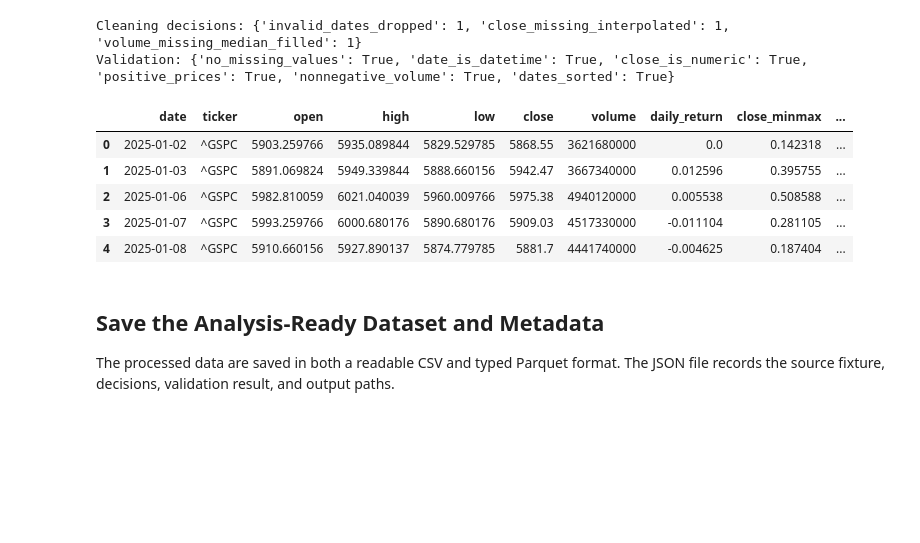
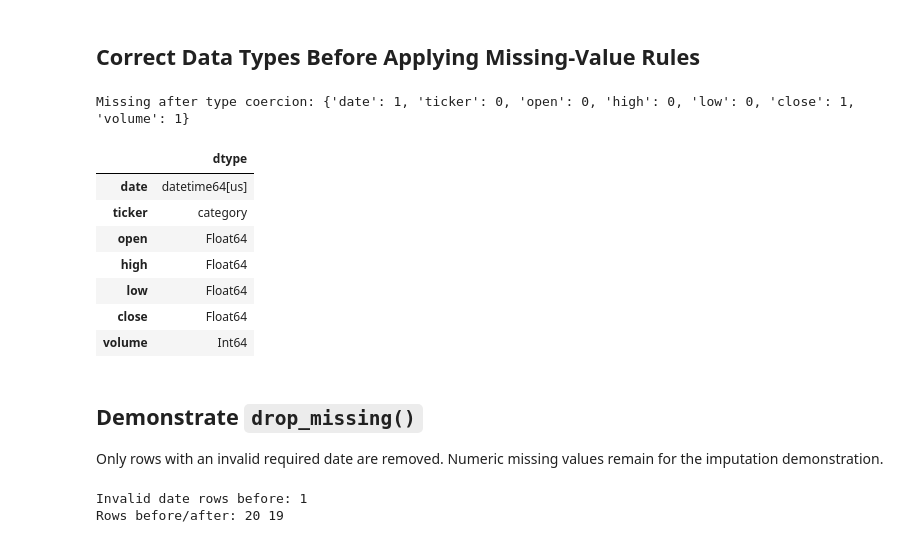
Before and after one commit to Funger1314/bootcamp_Yifang_Qiu, a Jupyter notebook: homework/homework06/homework06_data-preprocessing_submission.ipynb, the cells around one changed output. Saved outputs shown, nothing was run; the diff lists cells and outputs as text; code cells hidden in the pictures; blank space fills up the shorter version.

```diff
--- a/homework/homework06/homework06_data-preprocessing_submission.ipynb
+++ b/homework/homework06/homework06_data-preprocessing_submission.ipynb
@@ -113,18 +115,45 @@ The reusable function applies the documented type corrections, missing-value rul
-# %%
-cleaned_data, cleaning_decisions = clean_market_prices(dirty_data)
-validation_results = validate_cleaned_prices(cleaned_data)
-print('Cleaning decisions:', cleaning_decisions)
-print('Validation:', validation_results)
-cleaned_data.head()
-# %% [output]
-Cleaning decisions: {'invalid_dates_dropped': 1, 'close_missing_interpolated': 1, 'volume_missing_median_filled': 1}
-Validation: {'no_missing_values': True, 'date_is_datetime': True, 'close_is_numeric': True, 'positive_prices': True, 'nonnegative_volume': True, 'dates_sorted': True}
-|  | date | ticker | open | high | low | close | volume | daily_return | close_minmax | ... |
-| 0 | 2025-01-02 | ^GSPC | 5903.259766 | 5935.089844 | 5829.529785 | 5868.55 | 3621680000 | 0.0 | 0.142318 | ... |
-| 1 | 2025-01-03 | ^GSPC | 5891.069824 | 5949.339844 | 5888.660156 | 5942.47 | 3667340000 | 0.012596 | 0.395755 | ... |
-| 2 | 2025-01-06 | ^GSPC | 5982.810059 | 6021.040039 | 5960.009766 | 5975.38 | 4940120000 | 0.005538 | 0.508588 | ... |
-| 3 | 2025-01-07 | ^GSPC | 5993.259766 | 6000.680176 | 5890.680176 | 5909.03 | 4517330000 | -0.011104 | 0.281105 | ... |
-| 4 | 2025-01-08 | ^GSPC | 5910.660156 | 5927.890137 | 5874.779785 | 5881.7 | 4441740000 | -0.004625 | 0.187404 | ... |
-# %% [markdown]
-## Save the Analysis-Ready Dataset and Metadata
-The processed data are saved in both a readable CSV and typed Parquet format. The JSON file records the source fixture, decisions, validation result, and output paths.
+# %% [markdown]
+## Correct Data Types Before Applying Missing-Value Rules
+# %%
+typed_data = raw_data.copy(deep=True)
+typed_data["date"] = pd.to_datetime(typed_data["date"], errors="coerce")
+typed_data["ticker"] = typed_data["ticker"].astype("string").str.strip().str.upper().astype("category")
+
+price_columns = ["open", "high", "low", "close", "volume"]
+for column in price_columns:
+    cleaned_strings = (
+        typed_data[column]
+        .astype("string")
+        .str.replace("$", "", regex=False)
+        .str.replace(",", "", regex=False)
+    )
+    typed_data[column] = pd.to_numeric(cleaned_strings, errors="coerce")
+
+print("Missing after type coercion:", typed_data.isna().sum().to_dict())
+typed_data.dtypes.astype(str).to_frame("dtype")
+# %% [output]
+Missing after type coercion: {'date': 1, 'ticker': 0, 'open': 0, 'high': 0, 'low': 0, 'close': 1, 'volume': 1}
+|  | dtype |
+| date | datetime64[us] |
+| ticker | category |
+| open | Float64 |
+| high | Float64 |
+| low | Float64 |
+| close | Float64 |
+| volume | Int64 |
+# %% [markdown]
+## Demonstrate `drop_missing()`
+
+Only rows with an invalid required date are removed. Numeric missing values remain for the imputation demonstration.
+# %%
+invalid_date_count = int(typed_data["date"].isna().sum())
+after_drop = drop_missing(typed_data, subset=["date"])
+after_drop = after_drop.sort_values("date").reset_index(drop=True)
+
+print("Invalid date rows before:", invalid_date_count)
+print("Rows before/after:", len(typed_data), len(after_drop))
+assert len(typed_data) - len(after_drop) == invalid_date_count
+assert after_drop["date"].notna().all()
+# %% [output]
+Invalid date rows before: 1
+Rows before/after: 20 19
```
Also changed, not shown: parts of 28 cells of this notebook, 10 other files.
